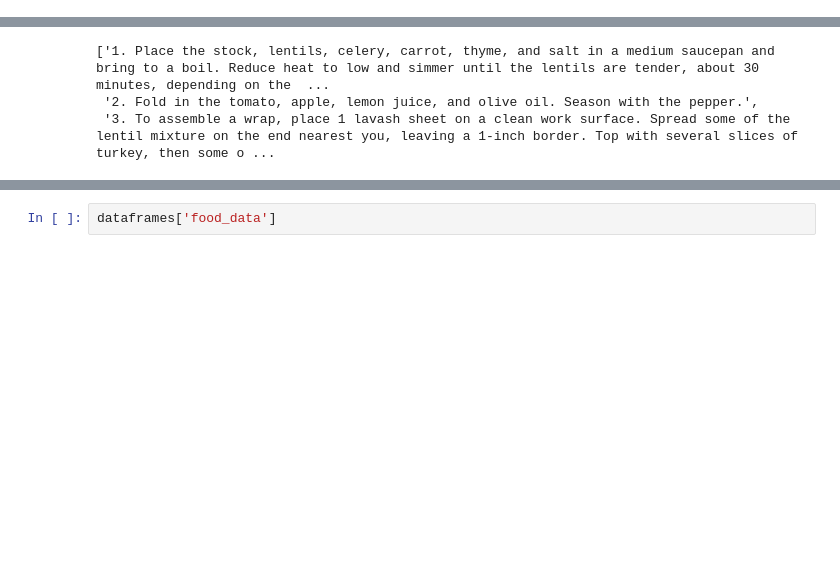
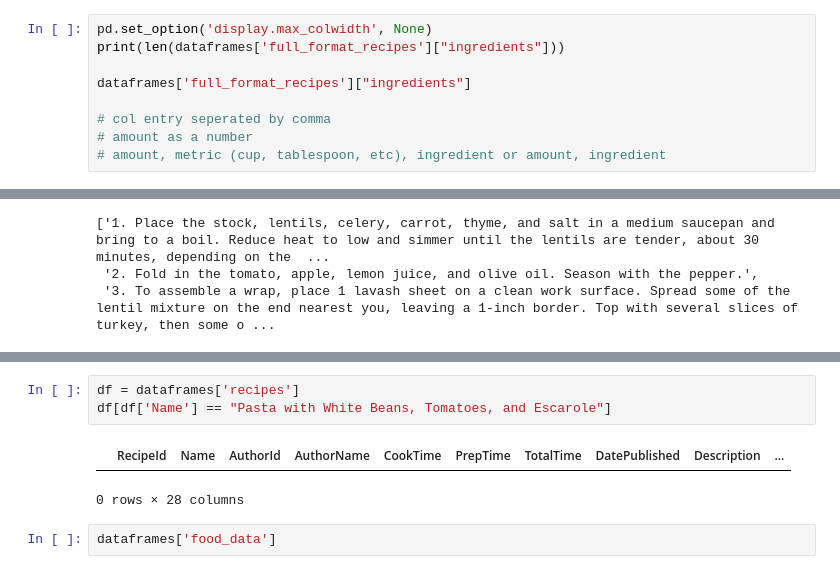
Before and after one commit to Miesjell/2AMD20_G19, a Jupyter notebook: EDA.ipynb, the cells around one changed output, grey strips where cells are left out. Cells and saved outputs as stored; diff of their text form; blank space fills up the shorter version.

```diff
--- a/EDA.ipynb
+++ b/EDA.ipynb
@@ -139,0 +174,9 @@ dataframes['full_format_recipes'][['fat']]
+# %%
+pd.set_option('display.max_colwidth', None)
+print(len(dataframes['full_format_recipes']["ingredients"]))
+
+dataframes['full_format_recipes']["ingredients"]
+
+# col entry seperated by comma
+# amount as a number
+# amount, metric (cup, tablespoon, etc), ingredient or amount, ingredient
@@ -146,3 +214,9 @@ dataframes['full_format_recipes'].iloc[0].directions
+# %%
+df = dataframes['recipes']
+df[df['Name'] == "Pasta with White Beans, Tomatoes, and Escarole"]
+# %% [output]
+|  | RecipeId | Name | AuthorId | AuthorName | CookTime | PrepTime | TotalTime | DatePublished | Description | ... |
+0 rows × 28 columns
 # %%
 dataframes['food_data']
 # %% [output]
```
Also changed, not shown: parts of 8 cells of this notebook, 8 other files.
